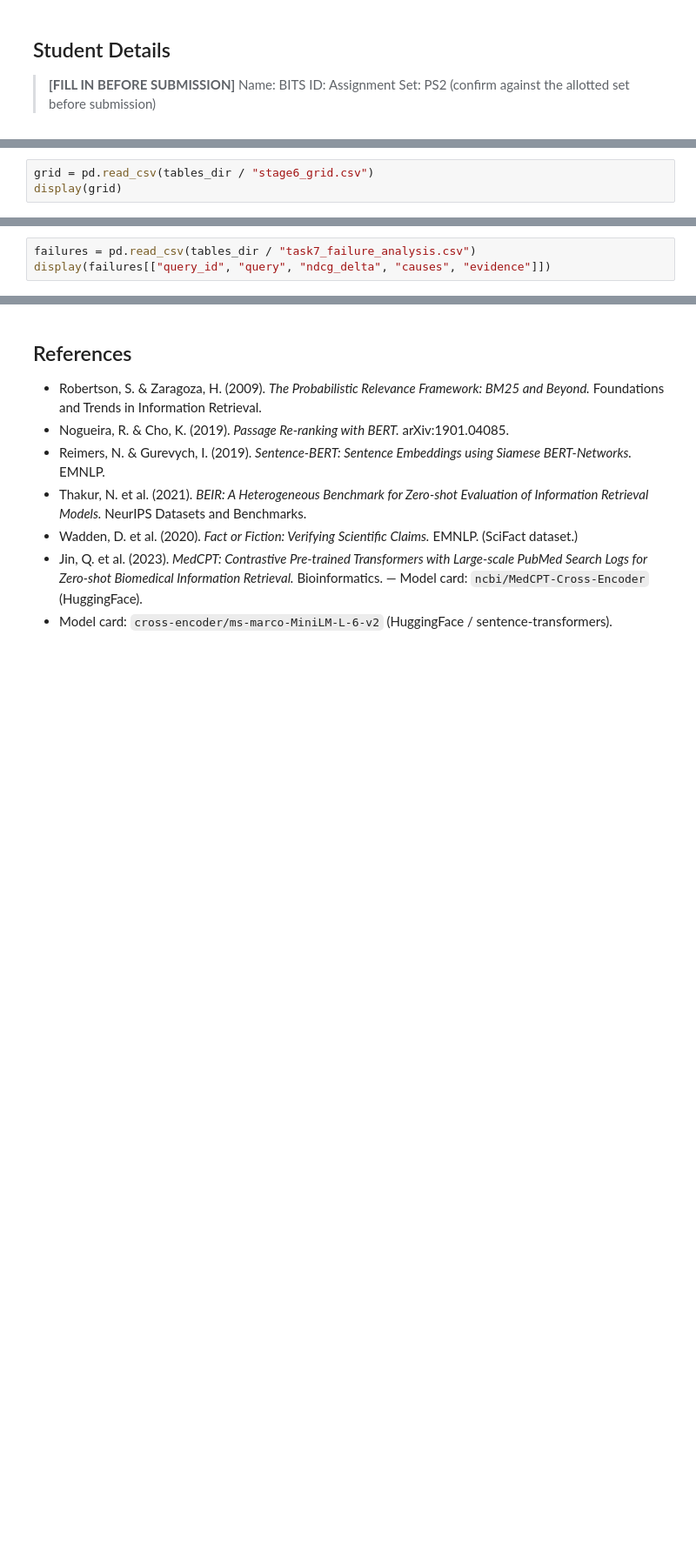
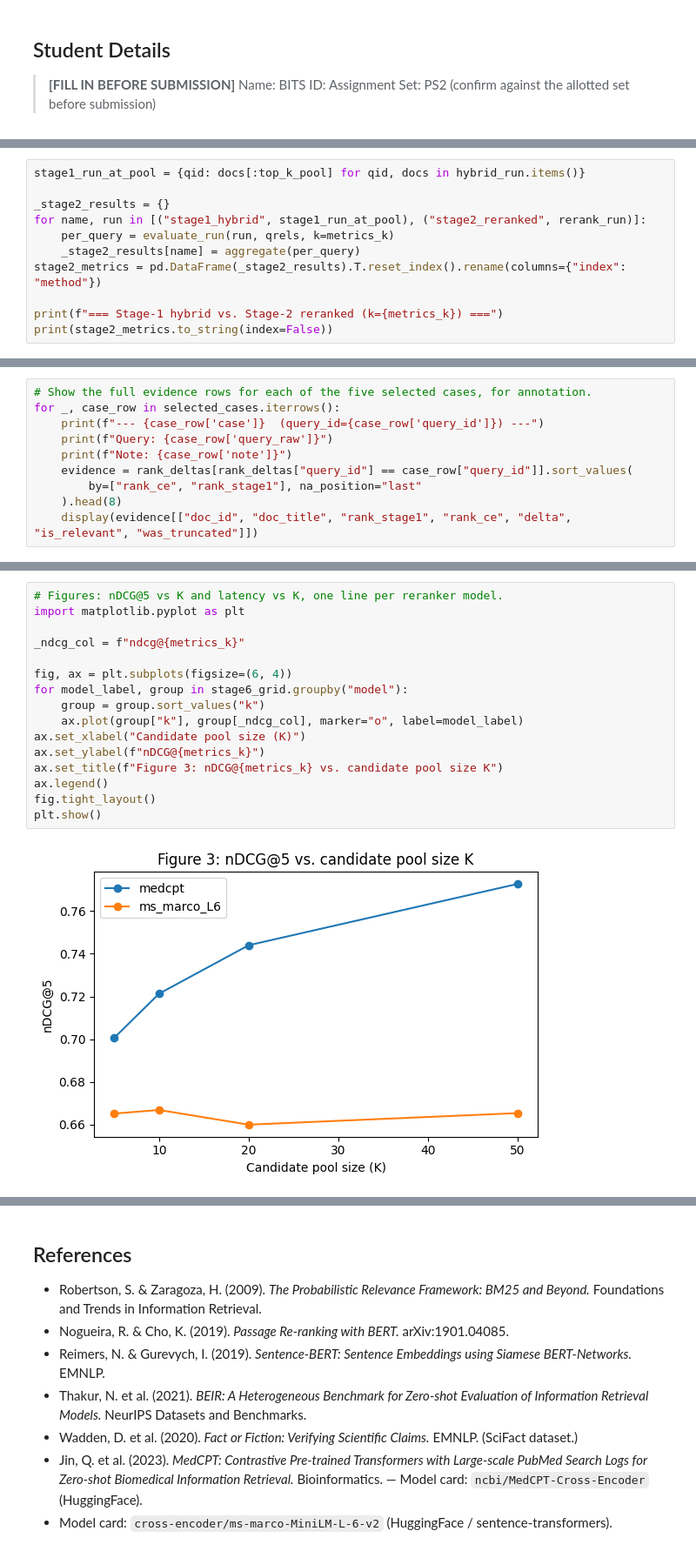
Before and after one commit to biswa13de/biomed-rerank, a Jupyter notebook: notebooks/EC1_BiomedRerank_FINAL.ipynb, the cells around one changed output, grey strips where cells are left out. Shown at 87% size. Drawn from its saved outputs; the diff is of its cells as text; blank space fills up the shorter version.

```diff
--- a/notebooks/EC1_BiomedRerank_FINAL.ipynb
+++ b/notebooks/EC1_BiomedRerank_FINAL.ipynb
@@ -682,3 +11,0 @@ terminology affect relevance scoring."
-# %%
-grid = pd.read_csv(tables_dir / "stage6_grid.csv")
-display(grid)
@@ -744,3 +11,0 @@ misreading); anything else is flagged for manual annotation rather than guessed.
-# %%
-failures = pd.read_csv(tables_dir / "task7_failure_analysis.csv")
-display(failures[["query_id", "query", "ndcg_delta", "causes", "evidence"]])
@@ -896,0 +1365,11 @@ aggregate before/after number would have suggested.
+# %%
+stage1_run_at_pool = {qid: docs[:top_k_pool] for qid, docs in hybrid_run.items()}
+
+_stage2_results = {}
+for name, run in [("stage1_hybrid", stage1_run_at_pool), ("stage2_reranked", rerank_run)]:
+    per_query = evaluate_run(run, qrels, k=metrics_k)
+    _stage2_results[name] = aggregate(per_query)
+stage2_metrics = pd.DataFrame(_stage2_results).T.reset_index().rename(columns={"index": "method"})
+
+print(f"=== Stage-1 hybrid vs. Stage-2 reranked (k={metrics_k}) ===")
+print(stage2_metrics.to_string(index=False))
@@ -896,0 +1538,10 @@ aggregate before/after number would have suggested.
+# %%
+# Show the full evidence rows for each of the five selected cases, for annotation.
+for _, case_row in selected_cases.iterrows():
+    print(f"--- {case_row['case']}  (query_id={case_row['query_id']}) ---")
+    print(f"Query: {case_row['query_raw']}")
+    print(f"Note: {case_row['note']}")
+    evidence = rank_deltas[rank_deltas["query_id"] == case_row["query_id"]].sort_values(
+        by=["rank_ce", "rank_stage1"], na_position="last"
+    ).head(8)
+    display(evidence[["doc_id", "doc_title", "rank_stage1", "rank_ce", "delta", "is_relevant", "was_truncated"]])
@@ -896,0 +1999,18 @@ aggregate before/after number would have suggested.
+# %%
+# Figures: nDCG@5 vs K and latency vs K, one line per reranker model.
+import matplotlib.pyplot as plt
+
+_ndcg_col = f"ndcg@{metrics_k}"
+
+fig, ax = plt.subplots(figsize=(6, 4))
+for model_label, group in stage6_grid.groupby("model"):
+    group = group.sort_values("k")
+    ax.plot(group["k"], group[_ndcg_col], marker="o", label=model_label)
+ax.set_xlabel("Candidate pool size (K)")
+ax.set_ylabel(f"nDCG@{metrics_k}")
+ax.set_title(f"Figure 3: nDCG@{metrics_k} vs. candidate pool size K")
+ax.legend()
+fig.tight_layout()
+plt.show()
+# %% [output]
+[figure, added]
```
Also changed, not shown: parts of 117 cells of this notebook, 1 other file.
